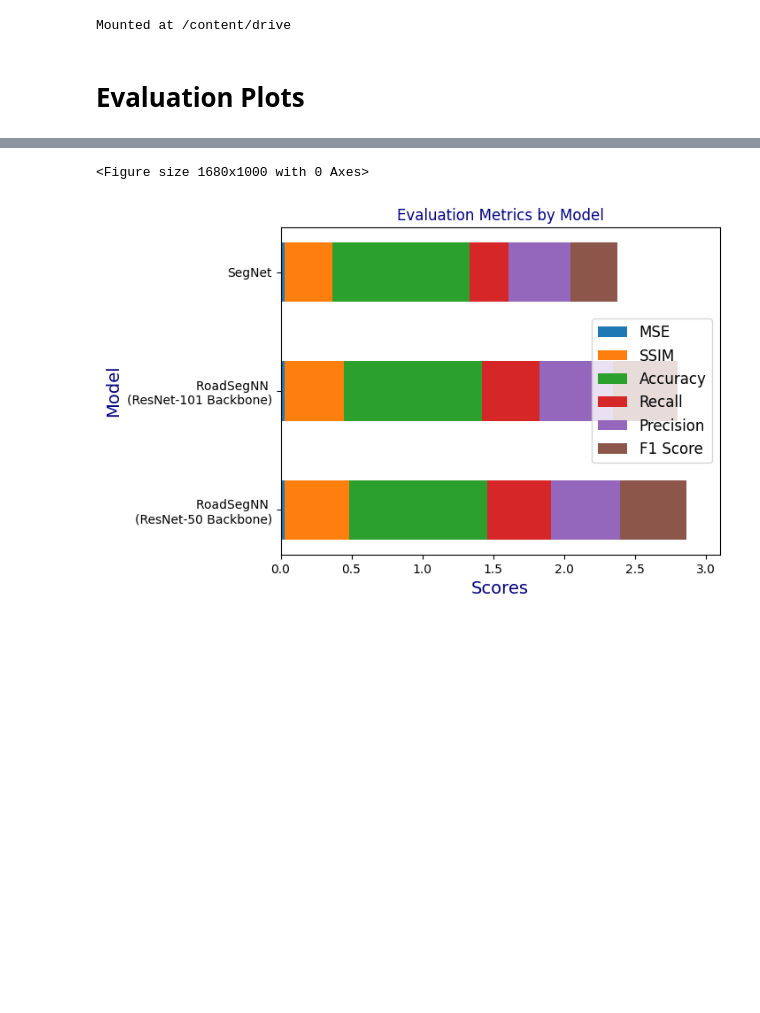
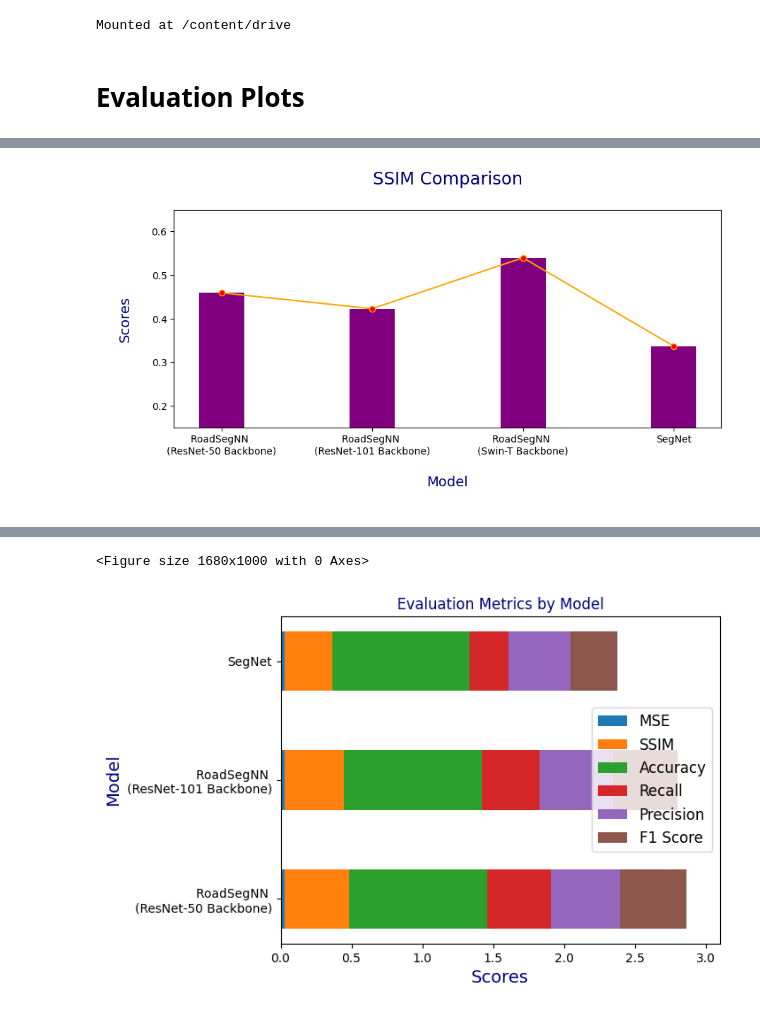
Before and after one commit to Subhadip02ghosh/Road-Detection-Binary-Segmentation, a Jupyter notebook: evaluation_metrics_plots.ipynb, the cells around one changed output, grey strips where cells are left out. Drawn from its saved outputs; the diff is of its cells as text; code cells hidden in the pictures; blank space fills up the shorter version.

```diff
--- a/evaluation_metrics_plots.ipynb
+++ b/evaluation_metrics_plots.ipynb
@@ -152,16 +156,18 @@ print()
 # %%
 # Plotting SSIM
 plt.figure(figsize=(10, 4))
 width = 0.3
-plt.bar(index, ssim, width, color='purple')
-plt.plot(index, ssim, color='orange', marker='o', markerfacecolor='red')
-# plt.ylim(0, 0.5, 0.1)
+plt.bar(model, ssim, width, color='purple')
+plt.plot(model, ssim, color='orange', marker='o', markerfacecolor='red')
+plt.ylim(0.15, 0.65, 0.05)
 plt.title('SSIM Comparison\n', fontsize=17.5, color='navy')
 plt.xlabel('\nModel\n', fontsize=14, color='navy')
 plt.ylabel('\nScores\n', fontsize=14, color='navy')
 plt.show()
 
 print()
+# %% [output]
+[figure, added]
 # %%
 # Plotting Accuracy
 plt.figure(figsize=(10, 4))
```
Also changed, not shown: parts of 9 cells of this notebook, 1 other file.
